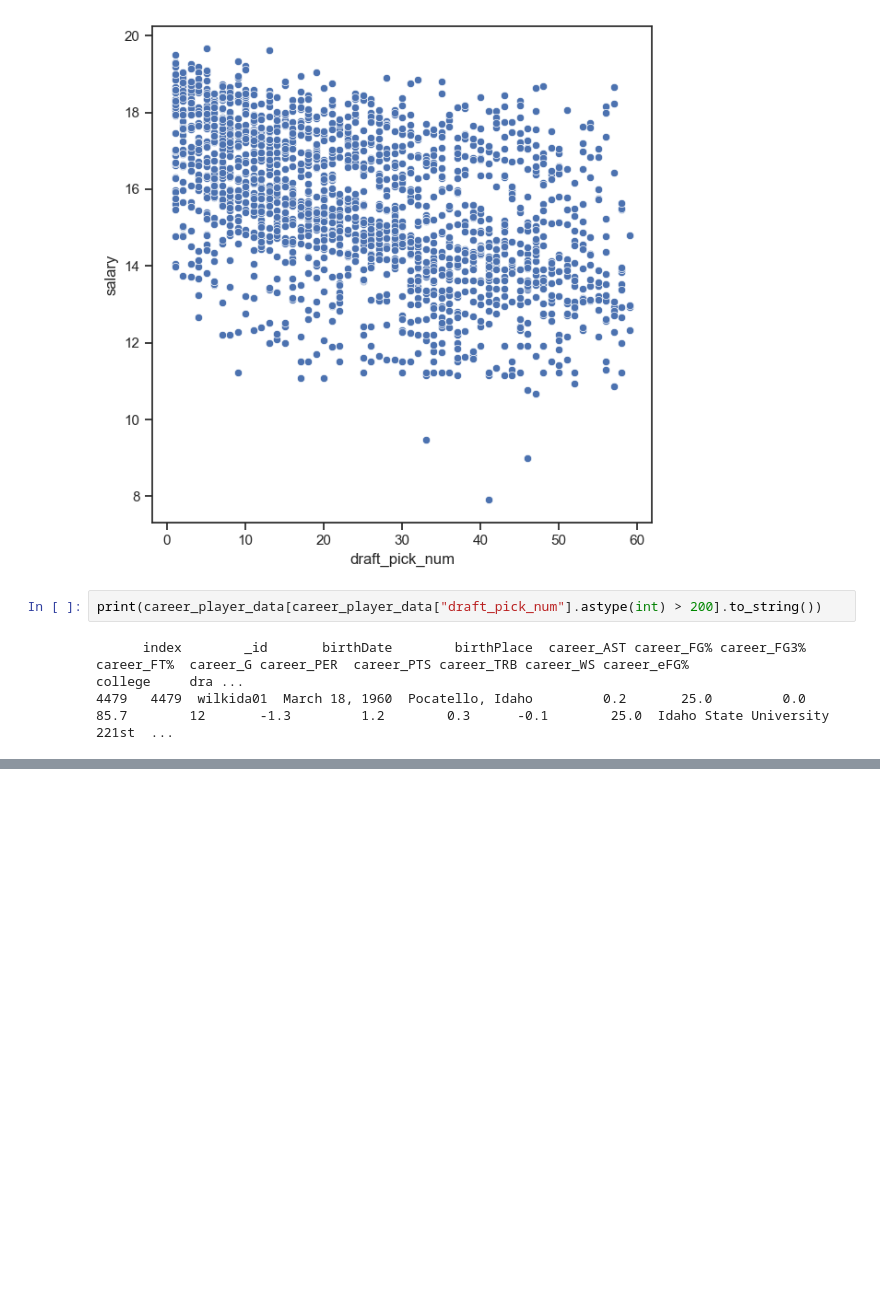
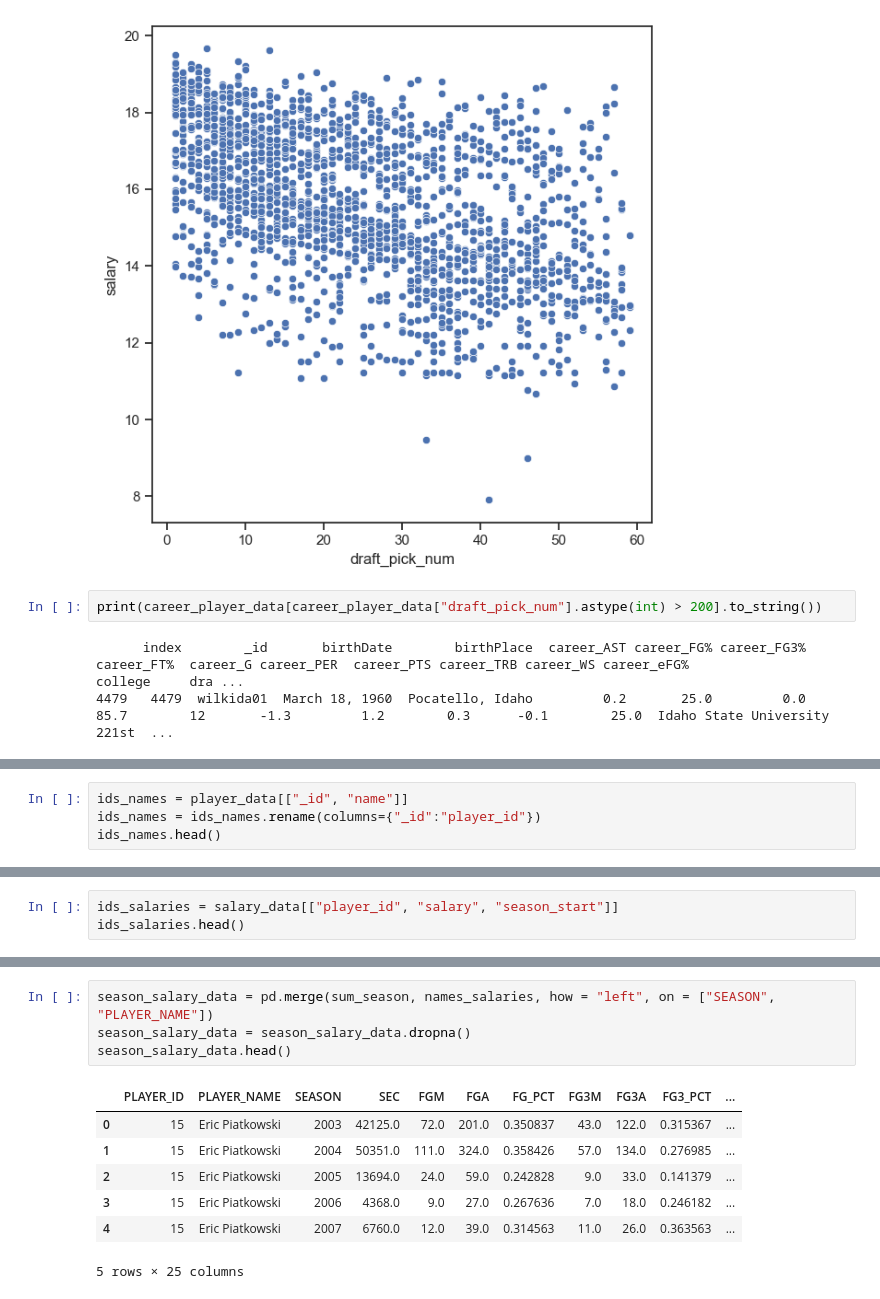
Before and after one commit to AndrewH06/nba-salary, a Jupyter notebook: jared.ipynb, the cells around one changed output, grey strips where cells are left out. Drawn from its saved outputs; the diff is of its cells as text; blank space fills up the shorter version.

```diff
--- a/jared.ipynb
+++ b/jared.ipynb
@@ -117,0 +294,4 @@ print(career_player_data[career_player_data["draft_pick_num"].astype(int) > 200]
+# %%
+ids_names = player_data[["_id", "name"]]
+ids_names = ids_names.rename(columns={"_id":"player_id"})
+ids_names.head()
@@ -117,0 +305,3 @@ print(career_player_data[career_player_data["draft_pick_num"].astype(int) > 200]
+# %%
+ids_salaries = salary_data[["player_id", "salary", "season_start"]]
+ids_salaries.head()
@@ -117,0 +326,12 @@ print(career_player_data[career_player_data["draft_pick_num"].astype(int) > 200]
+# %%
+season_salary_data = pd.merge(sum_season, names_salaries, how = "left", on = ["SEASON", "PLAYER_NAME"])
+season_salary_data = season_salary_data.dropna()
+season_salary_data.head()
+# %% [output]
+|  | PLAYER_ID | PLAYER_NAME | SEASON | SEC | FGM | FGA | FG_PCT | FG3M | FG3A | FG3_PCT | ... |
+| 0 | 15 | Eric Piatkowski | 2003 | 42125.0 | 72.0 | 201.0 | 0.350837 | 43.0 | 122.0 | 0.315367 | ... |
+| 1 | 15 | Eric Piatkowski | 2004 | 50351.0 | 111.0 | 324.0 | 0.358426 | 57.0 | 134.0 | 0.276985 | ... |
+| 2 | 15 | Eric Piatkowski | 2005 | 13694.0 | 24.0 | 59.0 | 0.242828 | 9.0 | 33.0 | 0.141379 | ... |
+| 3 | 15 | Eric Piatkowski | 2006 | 4368.0 | 9.0 | 27.0 | 0.267636 | 7.0 | 18.0 | 0.246182 | ... |
+| 4 | 15 | Eric Piatkowski | 2007 | 6760.0 | 12.0 | 39.0 | 0.314563 | 11.0 | 26.0 | 0.363563 | ... |
+5 rows × 25 columns
```
Also changed, not shown: parts of 18 cells of this notebook.
